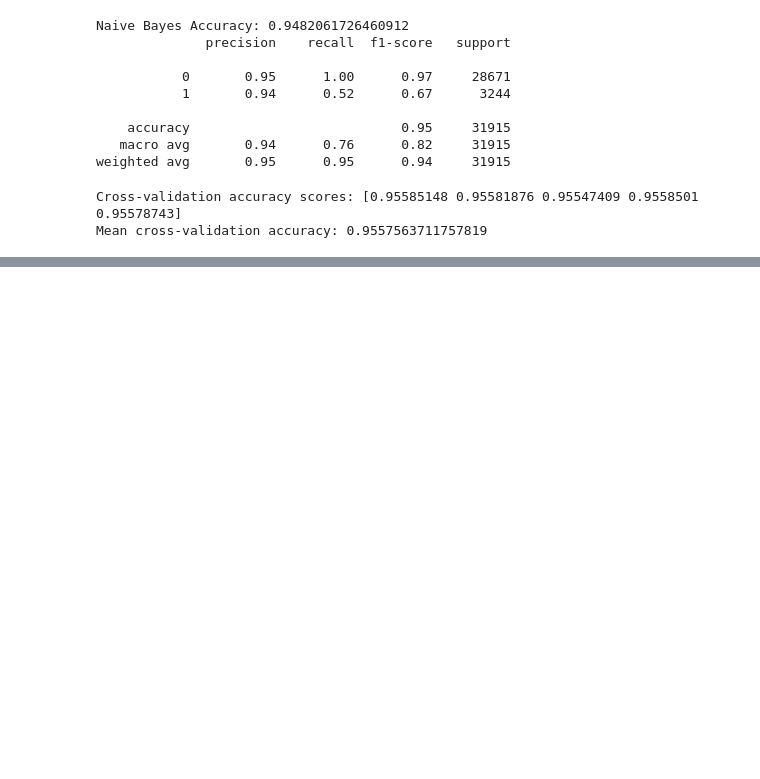
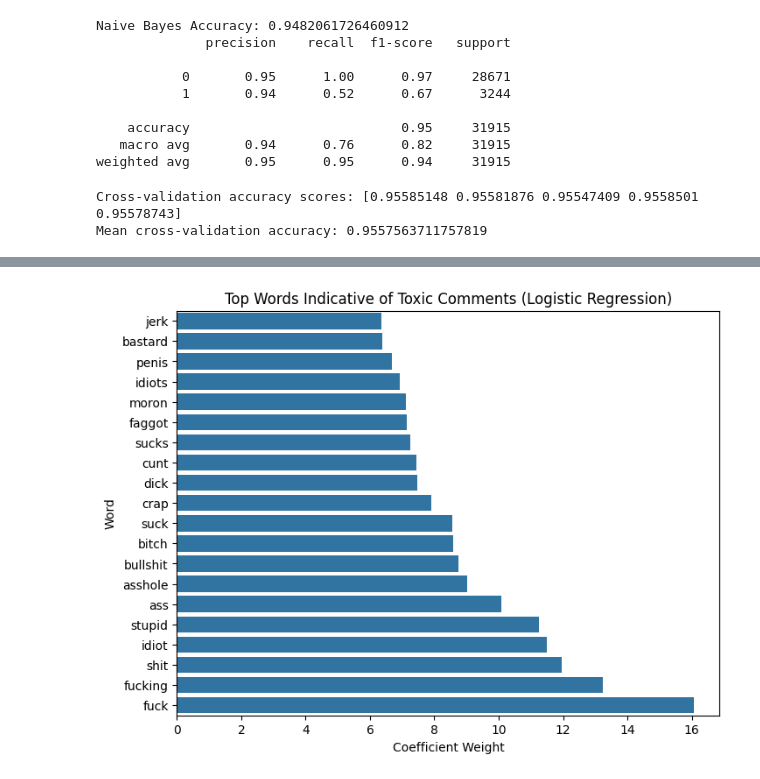
Before and after one commit to jasrulete/toxic-comment-detector, a Jupyter notebook: notebooks/toxic_comment_training.ipynb, the cells around one changed output, grey strips where cells are left out. Saved outputs shown, nothing was run; the diff lists cells and outputs as text; code cells hidden in the pictures; blank space fills up the shorter version.

```diff
--- a/notebooks/toxic_comment_training.ipynb
+++ b/notebooks/toxic_comment_training.ipynb
@@ -200,0 +233,24 @@ Mean cross-validation accuracy: 0.9557563711757819
+# %%
+import numpy as np
+
+# Get feature names from TF-IDF
+feature_names = vectorizer.get_feature_names_out()
+
+# Get coefficients from Logistic Regression
+coefficients = best_model.coef_[0]
+
+# Get top positive coefficients (toxic indicators)
+top_toxic_indices = np.argsort(coefficients)[-20:]
+
+top_toxic_words = feature_names[top_toxic_indices]
+top_toxic_scores = coefficients[top_toxic_indices]
+
+# Plot
+plt.figure(figsize=(8,6))
+sns.barplot(x=top_toxic_scores, y=top_toxic_words)
+plt.title("Top Words Indicative of Toxic Comments (Logistic Regression)")
+plt.xlabel("Coefficient Weight")
+plt.ylabel("Word")
+plt.show()
+# %% [output]
+[figure, added]
```
Also changed, not shown: parts of 3 cells of this notebook.
